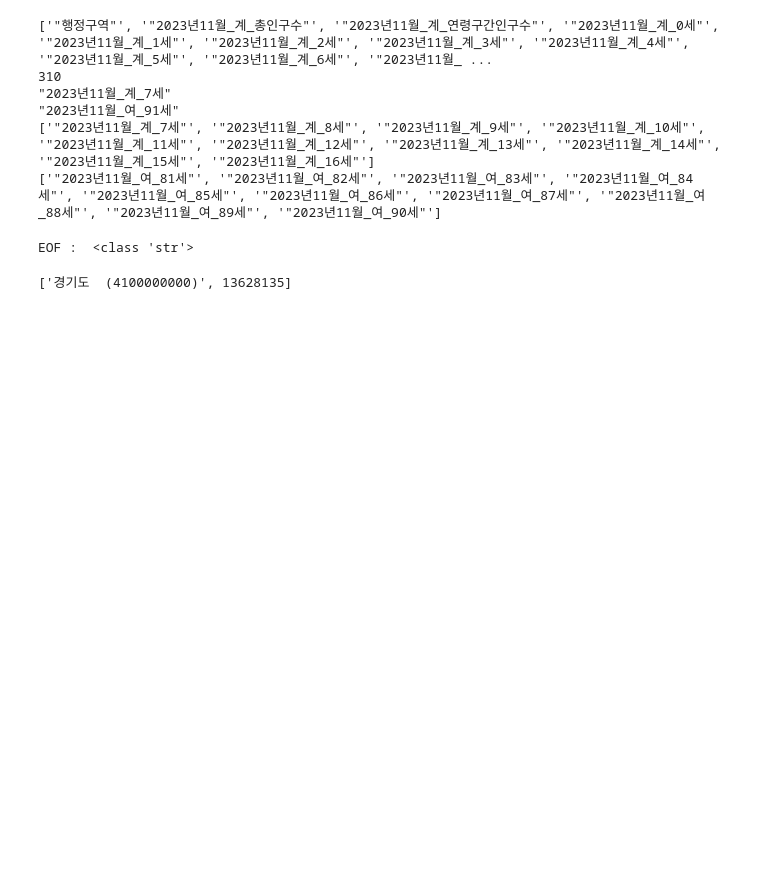
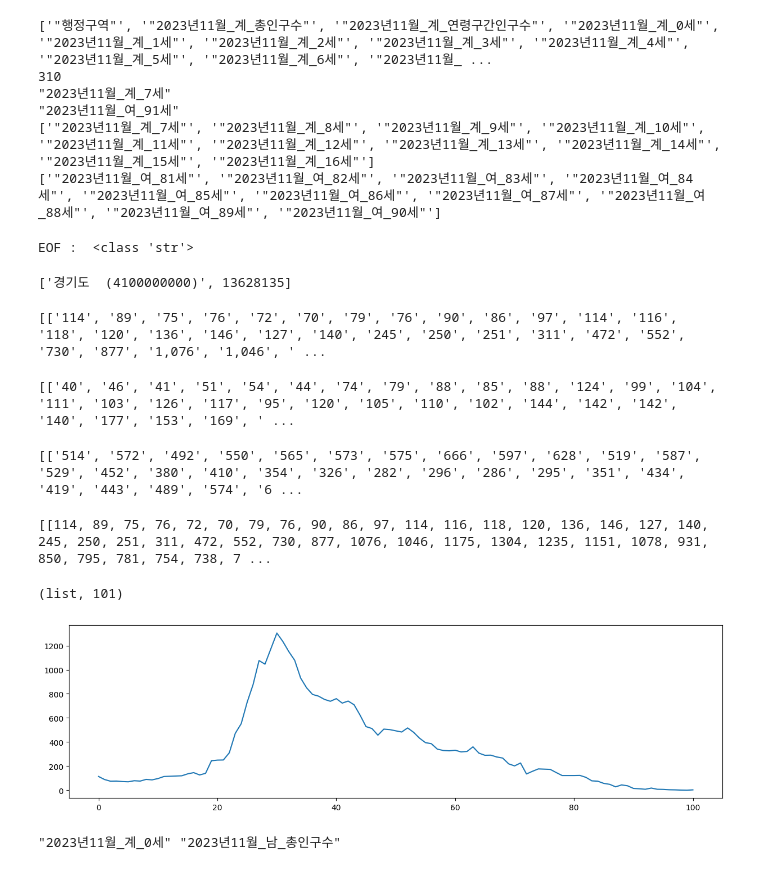
Before and after one commit to shared-repo/green-cloud, a Jupyter notebook: workspace/python-basic/examples_a/ex_02.ipynb, the cells around one changed output. Drawn from its saved outputs; the diff is of its cells as text; code cells hidden in the pictures; blank space fills up the shorter version.

```diff
--- a/workspace/python-basic/examples_a/ex_02.ipynb
+++ b/workspace/python-basic/examples_a/ex_02.ipynb
@@ -108,0 +129,48 @@ max_pop
+# %%
+dong_name = input("검색할 동 이름 : ")
+populations = select_population_by_dong(dong_name)
+print(populations)
+# %% [output]
+[['114', '89', '75', '76', '72', '70', '79', '76', '90', '86', '97', '114', '116', '118', '120', '136', '146', '127', '140', '245', '250', '251', '311', '472', '552', '730', '877', '1,076', '1,046', ' ...
+# %%
+import population_util
+
+dong_name = input("검색할 동 이름 : ")
+populations = population_util.select_population_by_dong2(dong_name)
+print(populations)
+# %% [output]
+[['40', '46', '41', '51', '54', '44', '74', '79', '88', '85', '88', '124', '99', '104', '111', '103', '126', '117', '95', '120', '105', '110', '102', '144', '142', '142', '140', '177', '153', '169', ' ...
+# %%
+from population_util import select_population_by_dong2
+
+dong_name = input("검색할 동 이름 : ")
+populations = select_population_by_dong2(dong_name)
+print(populations)
+# %% [output]
+[['514', '572', '492', '550', '565', '573', '575', '666', '597', '628', '519', '587', '529', '452', '380', '410', '354', '326', '282', '296', '286', '295', '351', '434', '419', '443', '489', '574', '6 ...
+# %%
+from population_util import select_population_by_dong2 as spbd
+
+dong_name = input("검색할 동 이름 : ")
+populations = spbd(dong_name)
+print(populations)
+# %% [output]
+[[114, 89, 75, 76, 72, 70, 79, 76, 90, 86, 97, 114, 116, 118, 120, 136, 146, 127, 140, 245, 250, 251, 311, 472, 552, 730, 877, 1076, 1046, 1175, 1304, 1235, 1151, 1078, 931, 850, 795, 781, 754, 738, 7 ...
+# %%
+type(populations[0]), len(populations[0])
+# %% [output]
+(list, 101)
+# %%
+import matplotlib.pyplot as plt
+
+plt.figure(figsize=(15, 4))
+plt.plot(populations[0])
+plt.show()
+# %% [output]
+[figure, added]
+# %%
+with open("data-files/population.csv", encoding="utf-8") as f:
+    data = f.readline().split(",")
+    print( data[3], data[104] )
+# %% [output]
+"2023년11월_계_0세" "2023년11월_남_총인구수"
```
Also changed, not shown: parts of 2 cells of this notebook, 3 other files.
